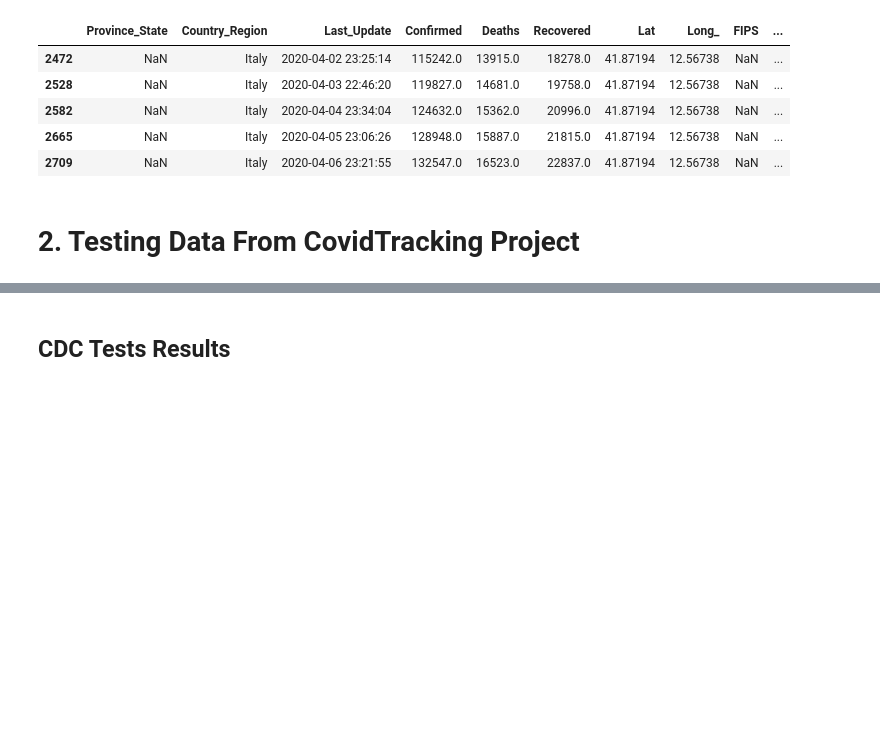
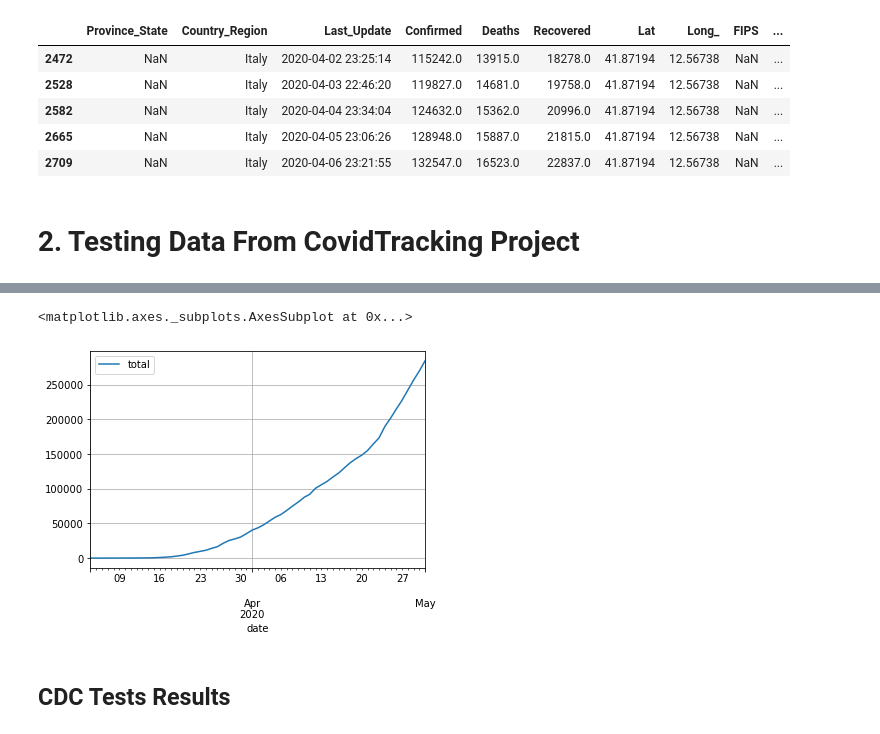
Before and after one commit to jianxu305/nCov2019_analysis, a Jupyter notebook: src/data_sources.ipynb, the cells around one changed output, grey strips where cells are left out. Cells and saved outputs as stored; diff of their text form; code cells hidden in the pictures; blank space fills up the shorter version.

```diff
--- a/src/data_sources.ipynb
+++ b/src/data_sources.ipynb
@@ -120,3 +129,8 @@ ax2.legend(loc='upper right')
+# %%
+frm.plot(y=['total'], grid=True)
+# %% [output]
+<matplotlib.axes._subplots.AxesSubplot at 0x...>
+[figure, added]
 # %% [markdown]
 ## CDC Tests Results
 # %%
```
Also changed, not shown: parts of 7 cells of this notebook, 5 other files.
